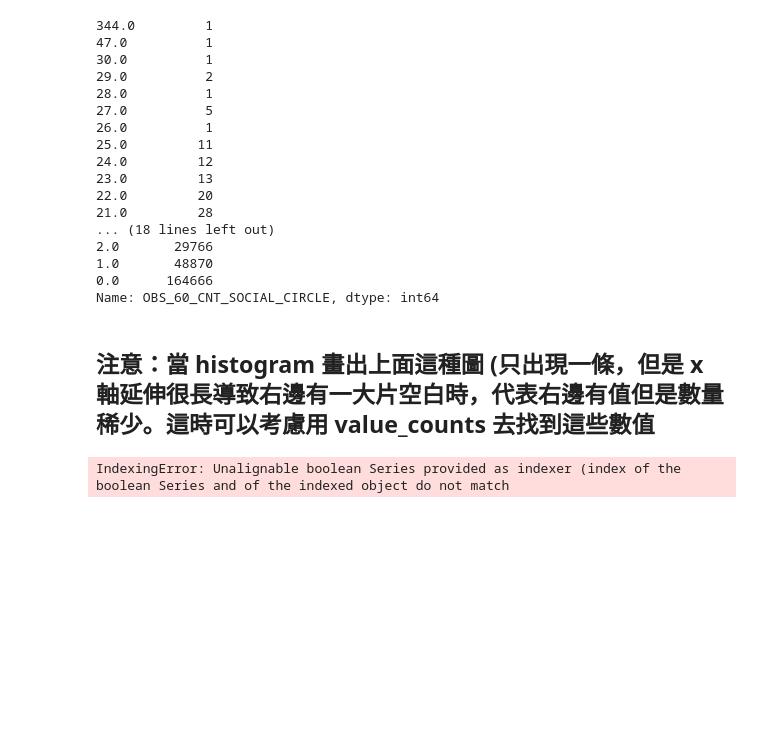
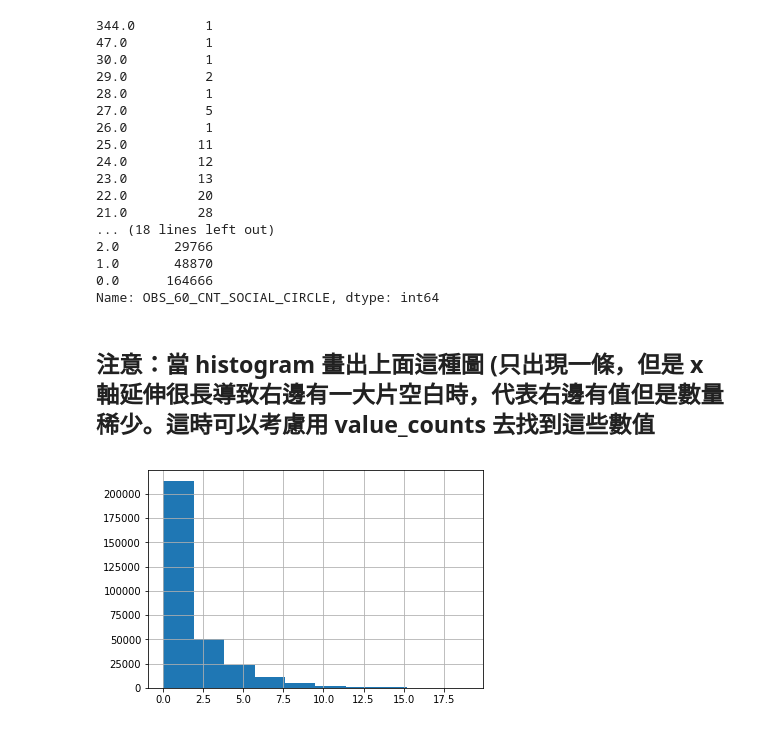
Before and after one commit to evasuka/2nd-ML100Days, a Jupyter notebook: homework/Day_006_HW.ipynb, the cells around one changed output. Drawn from its saved outputs; the diff is of its cells as text; code cells hidden in the pictures; blank space fills up the shorter version.

```diff
--- a/homework/Day_006_HW.ipynb
+++ b/homework/Day_006_HW.ipynb
@@ -243,13 +243,13 @@ Name: OBS_60_CNT_SOCIAL_CIRCLE, dtype: int64
 # %%
 # 把一些極端值暫時去掉，在繪製一次 Histogram
 # 選擇 OBS_60_CNT_SOCIAL_CIRCLE 小於 20 的資料點繪製
 """
 Your Code Here
 """
 loc_a = app_train['OBS_60_CNT_SOCIAL_CIRCLE'] < 20
-loc_b = app_train['OBS_60_CNT_SOCIAL_CIRCLE'] != 344
+loc_b = 'OBS_60_CNT_SOCIAL_CIRCLE'
 
 app_train.loc[loc_a, loc_b].hist()
-#plt.show()
+plt.show()
 # %% [output]
-IndexingError: Unalignable boolean Series provided as indexer (index of the boolean Series and of the indexed object do not match
+[figure, added]
```
Also changed, not shown: 4 other files.
